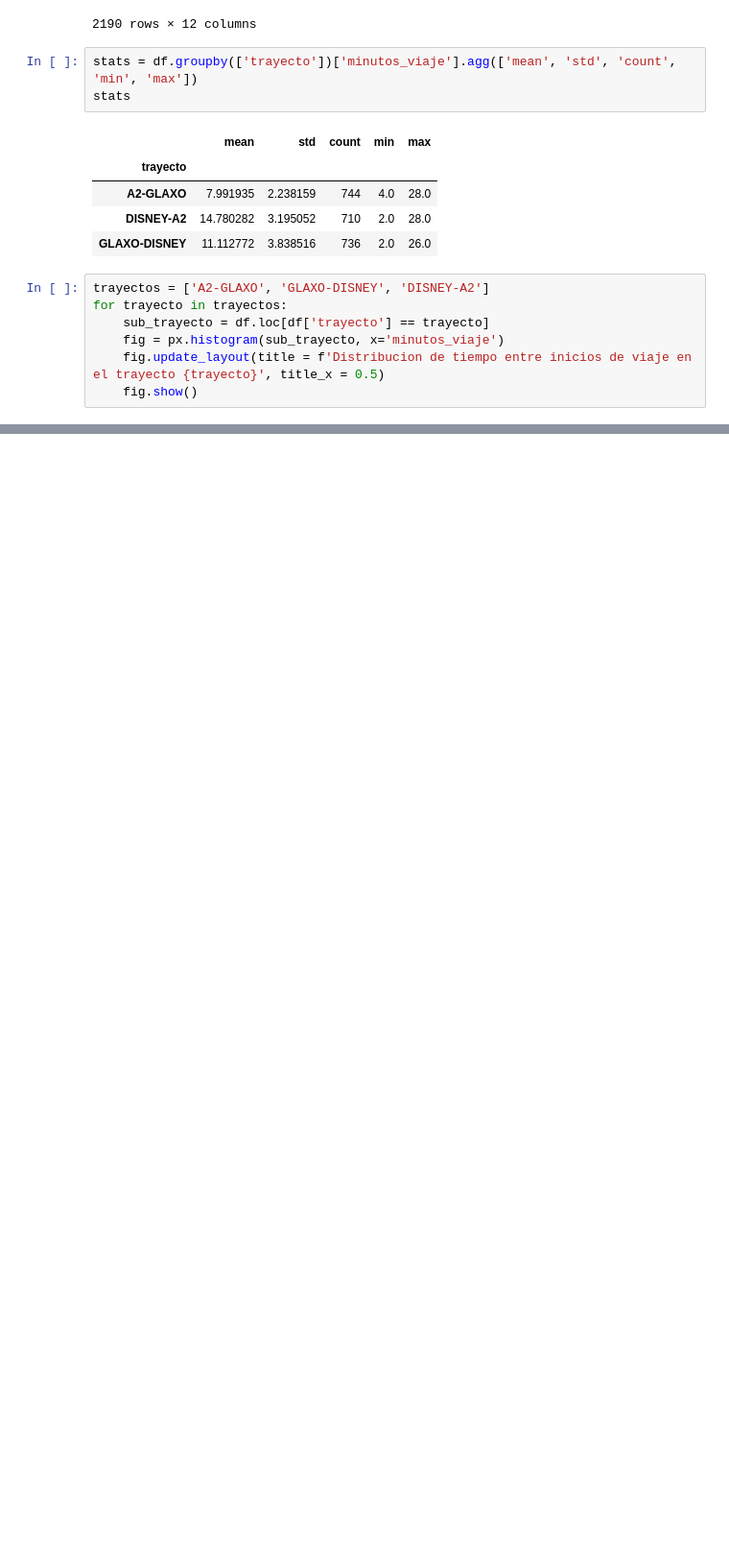
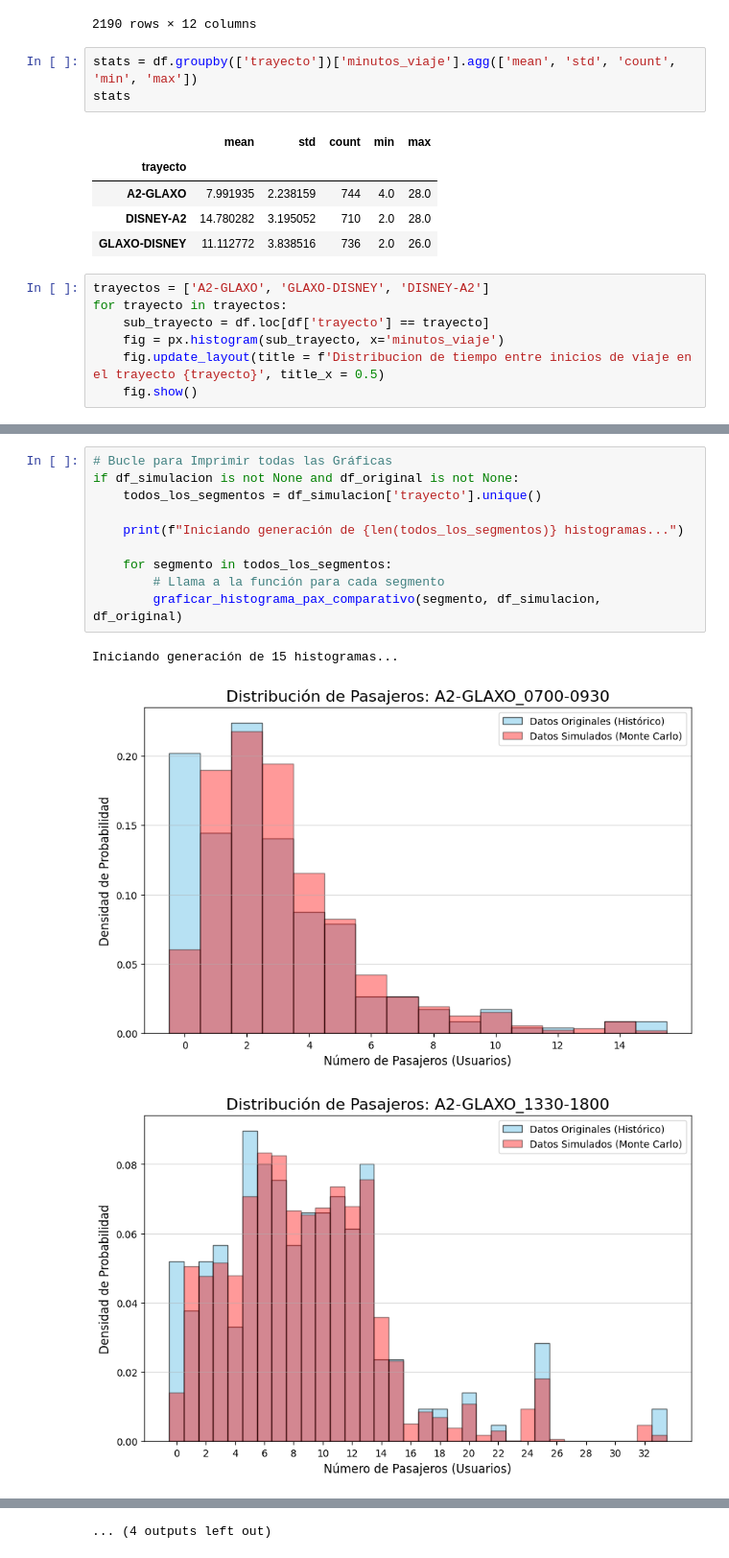
Before and after one commit to Polito9/DiscreteSimulation-TransporTec, a Jupyter notebook: main.ipynb, the cells around one changed output, grey strips where cells are left out. Shown at 96% size. Saved outputs shown, nothing was run; the diff lists cells and outputs as text; blank space fills up the shorter version.

```diff
--- a/main.ipynb
+++ b/main.ipynb
@@ -399,0 +467,14 @@ plt.show()
+# %%
+# Bucle para Imprimir todas las Gráficas
+if df_simulacion is not None and df_original is not None:
+    todos_los_segmentos = df_simulacion['trayecto'].unique()
+
+    print(f"Iniciando generación de {len(todos_los_segmentos)} histogramas...")
+
+    for segmento in todos_los_segmentos:
+        # Llama a la función para cada segmento
+        graficar_histograma_pax_comparativo(segmento, df_simulacion, df_original)
+# %% [output]
+Iniciando generación de 15 histogramas...
+[figure, added]
+[figure, added]
@@ -400 +490,2 @@ plt.show()
+... (4 outputs left out)
 # %%
```
Also changed, not shown: parts of 6 cells of this notebook.
